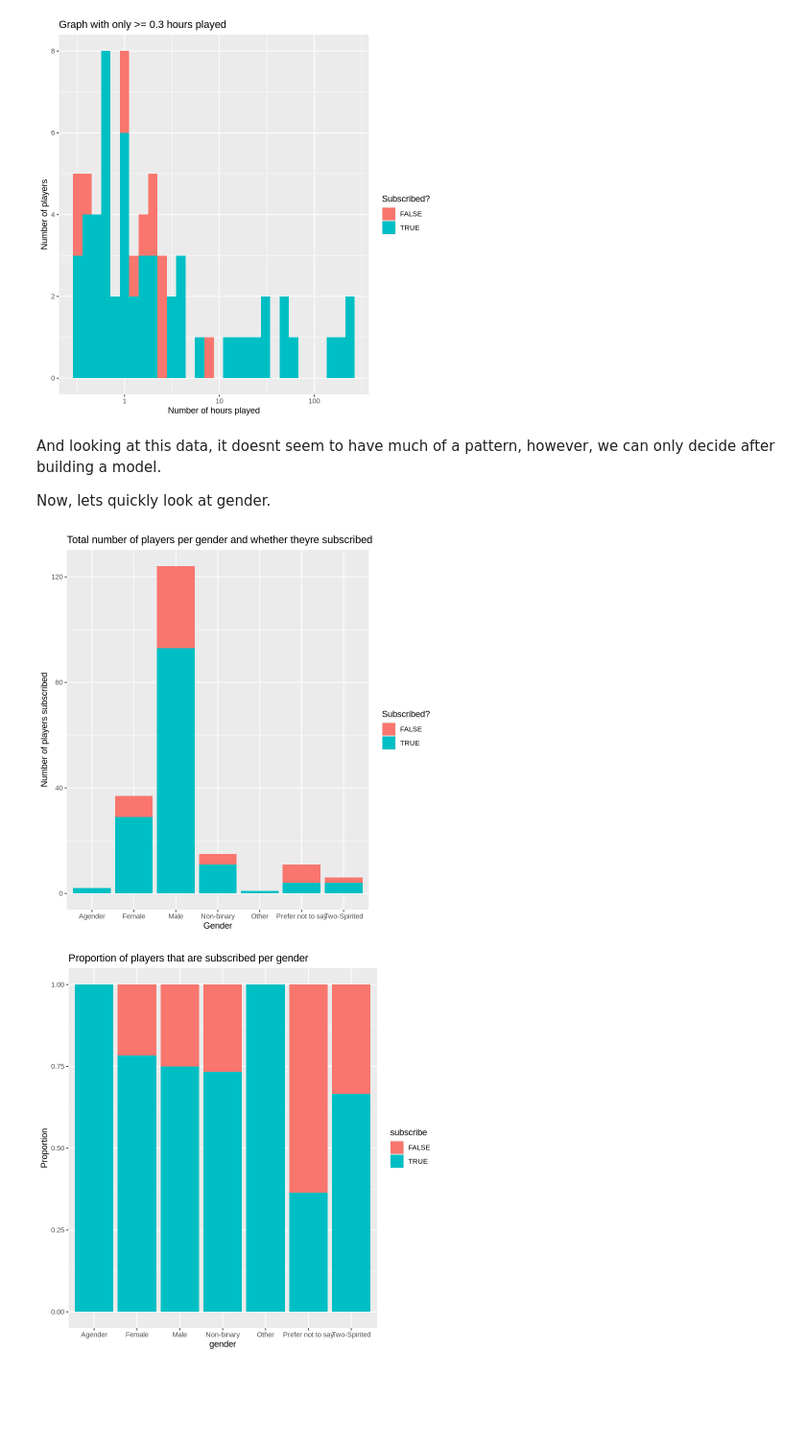
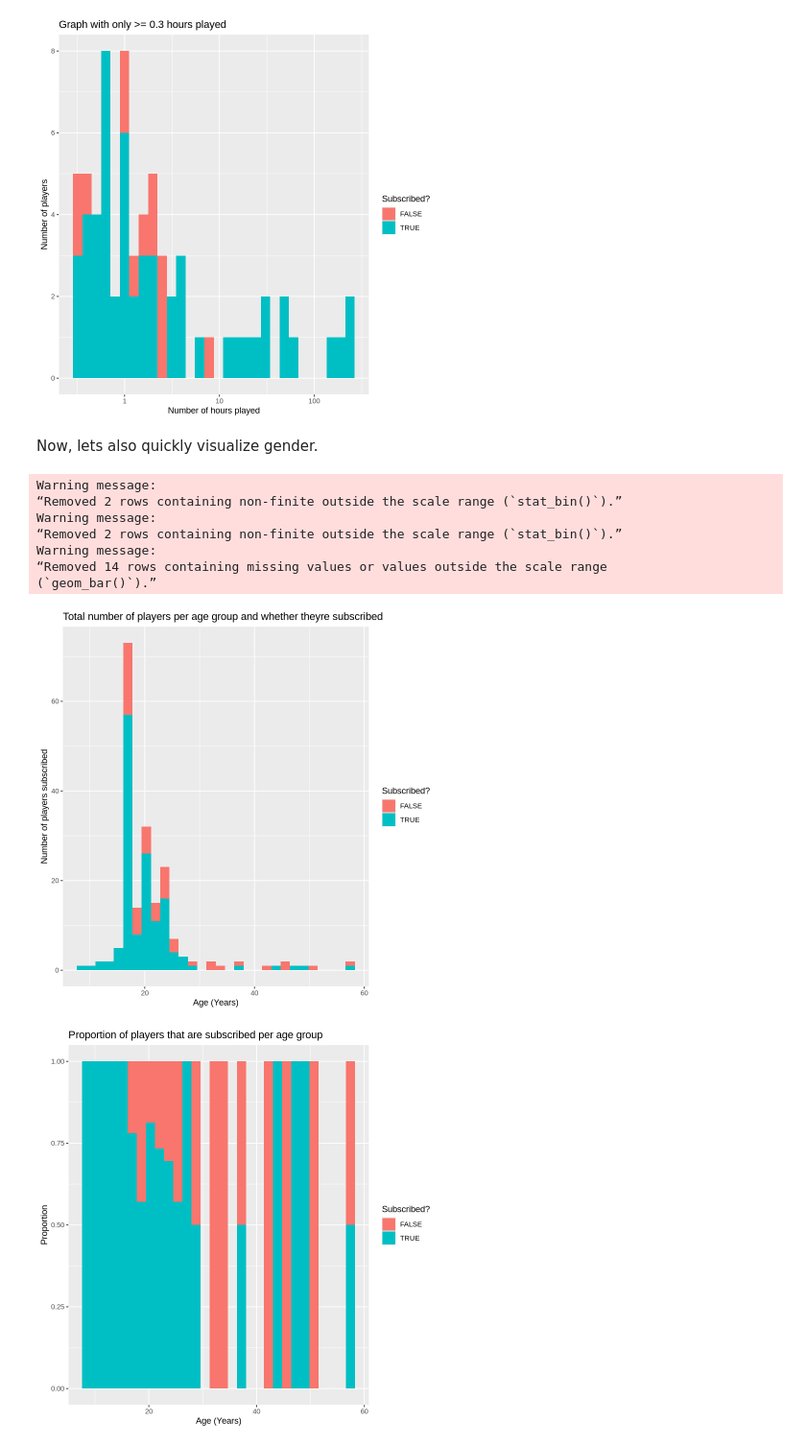
Before and after one commit to TheCarisLost/dsci100-indivual-planning-stage, a Jupyter notebook: Individual Planning stage.ipynb, the cells around one changed output. Shown at 96% size. Drawn from its saved outputs; the diff is of its cells as text; code cells hidden in the pictures; blank space fills up the shorter version.

```diff
--- a/Individual Planning stage.ipynb
+++ b/Individual Planning stage.ipynb
@@ -224,24 +168,29 @@ no_0_graph_hours
 # %% [output]
 [figure]
 # %% [markdown]
-And looking at this data, it doesnt seem to have much of a pattern, however, we can only decide after building a model.
-
-Now, lets quickly look at gender.
+Now, lets also quickly visualize gender.
 # %%
 gender_graph <- players |>
-    ggplot(aes(x = gender, fill = subscribe)) +
-        geom_bar(stat = "count") +
-        labs(x = "Gender", y = "Number of players subscribed", fill = "Subscribed?") +
-        ggtitle("Total number of players per gender and whether theyre subscribed")
+    ggplot(aes(x = Age, fill = subscribe)) +
+        geom_histogram(bins = 30) +
+        labs(x = "Age (Years)", y = "Number of players subscribed", fill = "Subscribed?") +
+        ggtitle("Total number of players per age group and whether theyre subscribed")
 gender_graph
 
 gender_graph <- players |>
-    ggplot(aes(x = gender, fill = subscribe)) +
-        geom_bar(position = "fill") +
-        ggtitle("Proportion of players that are subscribed per gender") +
-        labs(y = "Proportion")
+    ggplot(aes(x = Age, fill = subscribe)) +
+        geom_histogram(position = "fill", bins = 30) +
+        ggtitle("Proportion of players that are subscribed per age group") +
+        labs(x = "Age (Years)", y = "Proportion", fill = "Subscribed?")
 gender_graph
 # %% [output]
+Warning message:
+“Removed 2 rows containing non-finite outside the scale range (`stat_bin()`).”
+Warning message:
+“Removed 2 rows containing non-finite outside the scale range (`stat_bin()`).”
+Warning message:
+“Removed 14 rows containing missing values or values outside the scale range
+(`geom_bar()`).”
-[figure, old version]
+[figure, new version]
-[figure, old version]
+[figure, new version]
 # %% [markdown]
```
Also changed, not shown: parts of 20 cells of this notebook.
